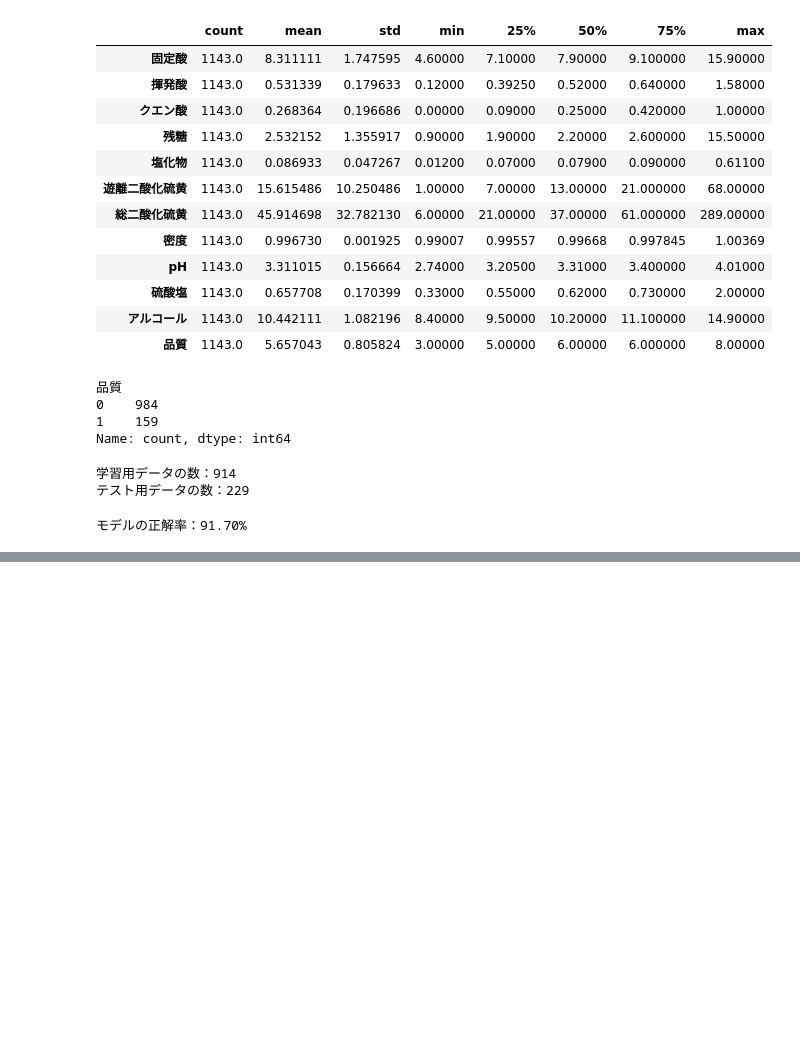
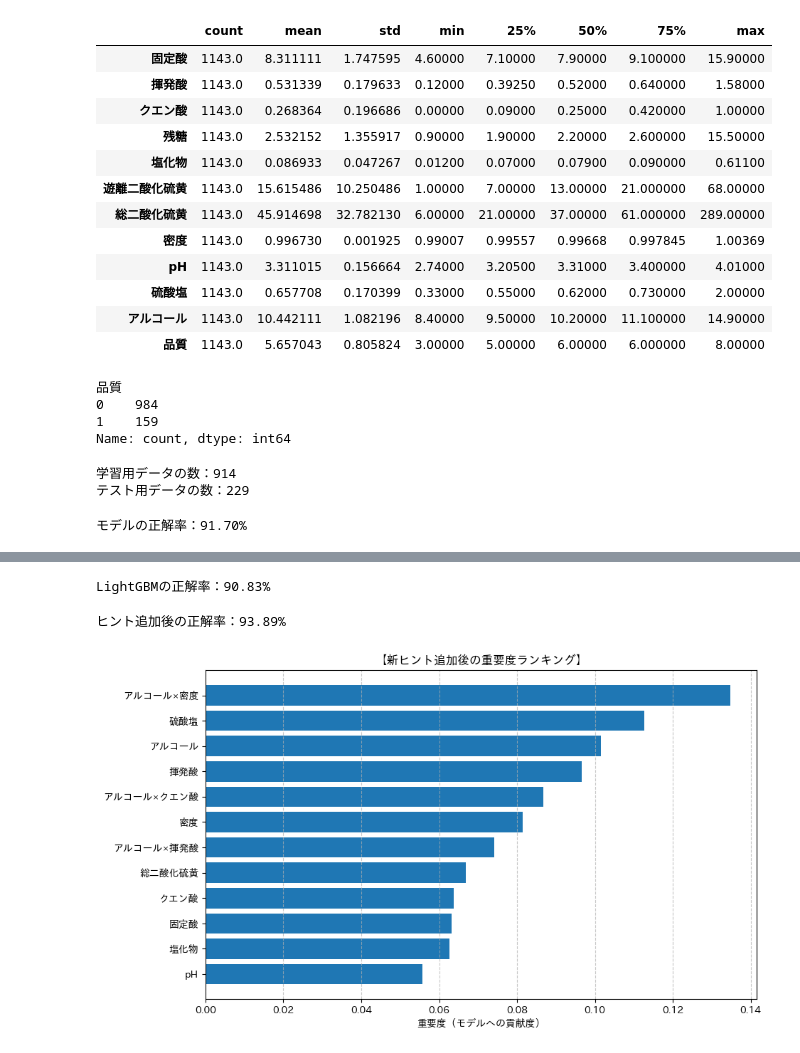
Before and after one commit to k6jf8wfhxh-ux/Wine-Quality-Classification, a Jupyter notebook: wine_quality_analysis.ipynb, the cells around one changed output, grey strips where cells are left out. Saved outputs shown, nothing was run; the diff lists cells and outputs as text; code cells hidden in the pictures; blank space fills up the shorter version.

```diff
--- a/wine_quality_analysis.ipynb
+++ b/wine_quality_analysis.ipynb
@@ -107,0 +238,72 @@ print(f"モデルの正解率：{accuracy:.2%}")
+# %%
+import lightgbm as lgb
+from sklearn.metrics import accuracy_score
+
+# LightGBM専用のデータ形式に変換
+# 正規化したデータ（X_train_scaled）を使う
+train_data = lgb.Dataset(X_train_scaled, label=y_train)
+
+# AIの設定
+params = {
+    "objevtive": "binary",
+    "metric": "binary_logloss",
+    "verbosity": -1,
+    "boosting_type": "gbdt",
+    "random_state": 42
+}
+
+# 学習
+lgb_model = lgb.train(params, train_data, num_boost_round=100)
+
+# テストデータで予測
+# 0.5以上を「当たり（1）」とする
+y_pred_lgb_prob = lgb_model.predict(X_test_scaled)
+y_pred_lgb = [1 if p >= 0.5 else 0 for p in y_pred_lgb_prob]
+
+# 正解率の表示
+print(f"LightGBMの正解率：{accuracy_score(y_test, y_pred_lgb):.2%}")
+# %% [output]
+LightGBMの正解率：90.83%
+# %%
+#元のデータをコピーして新しいデータセットを作成する
+X_train_new = X_train_reduced.copy()
+X_test_new = X_test_reduced.copy()
+
+# 3つの新しいヒントを追加
+X_train_new["アルコール×揮発酸"] = X_train_new["アルコール"] * X_train_new["揮発酸"]
+X_test_new["アルコール×揮発酸"] = X_test_new["アルコール"] * X_test_new["揮発酸"]
+
+X_train_new["アルコール×密度"] = X_train["アルコール"] * X_train_new["密度"]
+X_test_new["アルコール×密度"] = X_test["アルコール"] * X_test_new["密度"]
+
+X_train_new["アルコール×クエン酸"] = X_train["アルコール"] * X_train_new["クエン酸"]
+X_test_new["アルコール×クエン酸"] = X_test["アルコール"] * X_test_new["クエン酸"]
+
+# 500本の木でが学習
+model5 = RandomForestClassifier(n_estimators=500, random_state=42)
+model5.fit(X_train_new, y_train)
+
+# 予測と結果表示
+y_pred5 = model5.predict(X_test_new)
+print(f"ヒント追加後の正解率：{accuracy_score(y_test, y_pred5):.2%}")
+# %% [output]
+ヒント追加後の正解率：93.89%
+# %%
+import pandas as pd
+import matplotlib.pyplot as plt
+
+# 重要度を取り出して表にする
+importances = model5.feature_importances_
+feature_names = X_train_new.columns
+df_imp = pd.DataFrame({"項目": feature_names, "重要度": importances})
+df_imp = df_imp.sort_values("重要度", ascending=True)
+
+# グラフを表示
+plt.figure(figsize=(10, 6))
+plt.barh(df_imp["項目"], df_imp["重要度"])
+plt.title("【新ヒント追加後の重要度ランキング】")
+plt.xlabel("重要度（モデルへの貢献度）")
+plt.grid(axis="x", linestyle="--", alpha=0.7)
+plt.show()
+# %% [output]
+[figure, added]
```
Also changed, not shown: parts of 14 cells of this notebook.
